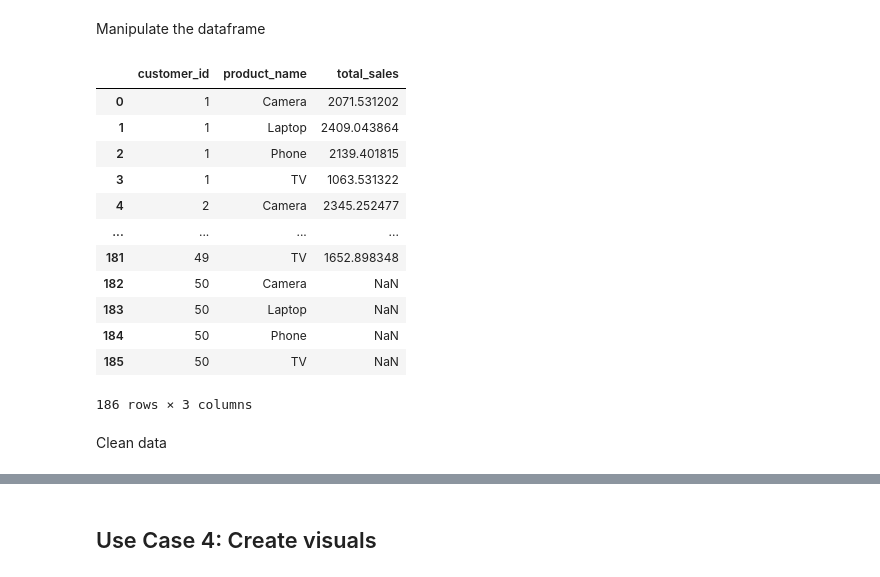
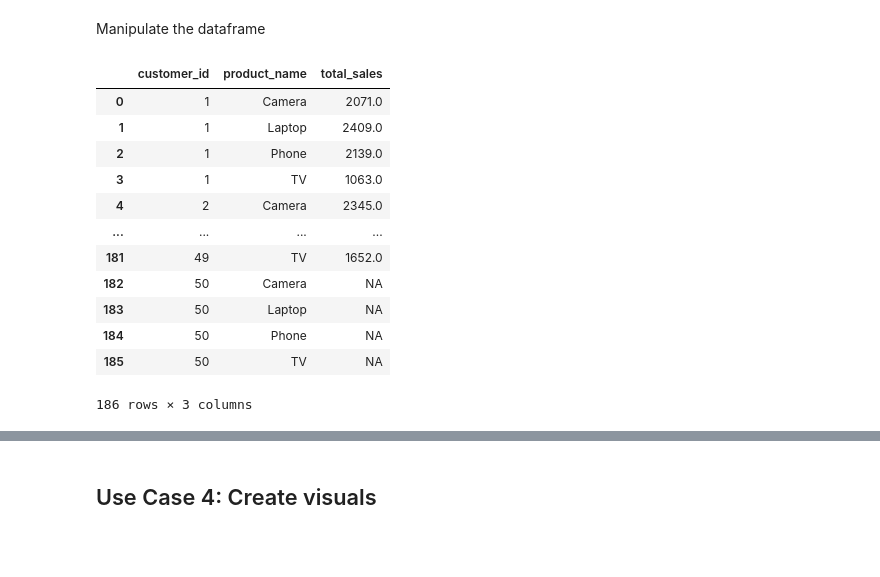
Before and after one commit to tobiaszwingmann/chatgpt-for-data-analytics, a Jupyter notebook: Day 2/ChatGPT_For_SQL_and_Python.ipynb, the cells around one changed output, grey strips where cells are left out. Cells and saved outputs as stored; diff of their text form; code cells hidden in the pictures; blank space fills up the shorter version.

```diff
--- a/Day 2/ChatGPT_For_SQL_and_Python.ipynb
+++ b/Day 2/ChatGPT_For_SQL_and_Python.ipynb
@@ -521,22 +525,18 @@ result = {'type': 'dataframe', 'value': top_products}
 # %% [markdown]
 Manipulate the dataframe
 # %%
-sdf = sdf.chat("Replace total sales for customer ID 50 with NA")
+sdf.chat("Replace total sales for customer ID 50 with NA")
+# %% [output]
+|  | customer_id | product_name | total_sales |
+| 0 | 1 | Camera | 2071.0 |
+| 1 | 1 | Laptop | 2409.0 |
+| 2 | 1 | Phone | 2139.0 |
+| 3 | 1 | TV | 1063.0 |
+| 4 | 2 | Camera | 2345.0 |
+| ... | ... | ... | ... |
+| 181 | 49 | TV | 1652.0 |
+| 182 | 50 | Camera | NA |
+| 183 | 50 | Laptop | NA |
+| 184 | 50 | Phone | NA |
+| 185 | 50 | TV | NA |
+186 rows × 3 columns
-# %%
-sdf
-# %% [output]
-|  | customer_id | product_name | total_sales |
-| 0 | 1 | Camera | 2071.531202 |
-| 1 | 1 | Laptop | 2409.043864 |
-| 2 | 1 | Phone | 2139.401815 |
-| 3 | 1 | TV | 1063.531322 |
-| 4 | 2 | Camera | 2345.252477 |
-| ... | ... | ... | ... |
-| 181 | 49 | TV | 1652.898348 |
-| 182 | 50 | Camera | NaN |
-| 183 | 50 | Laptop | NaN |
-| 184 | 50 | Phone | NaN |
-| 185 | 50 | TV | NaN |
-186 rows × 3 columns
-# %% [markdown]
-Clean data
```
Also changed, not shown: parts of 18 cells of this notebook.
